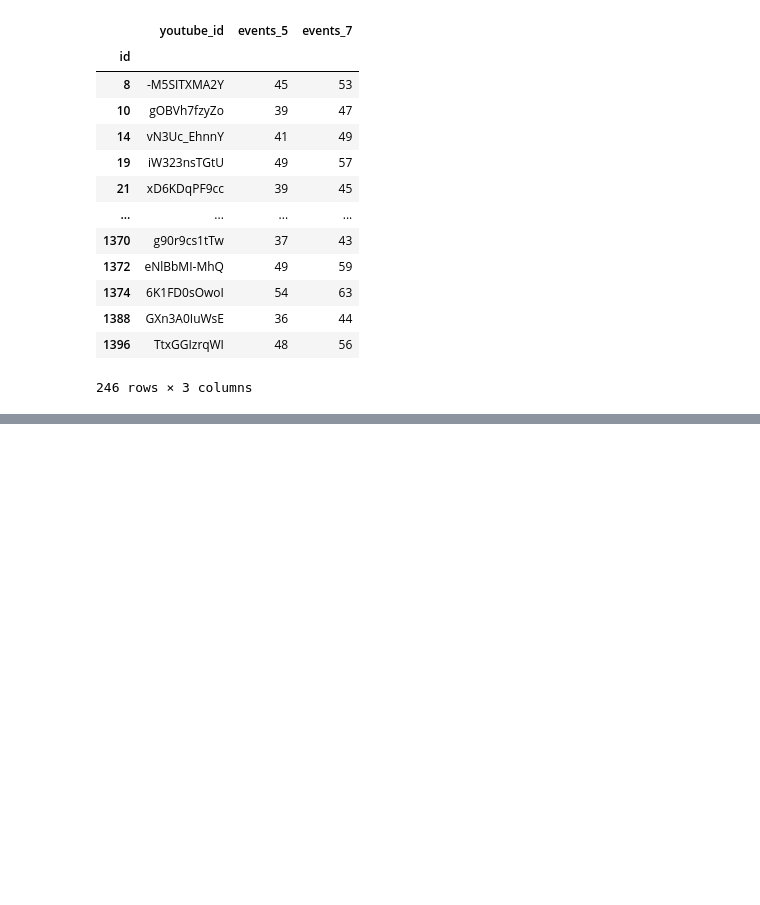
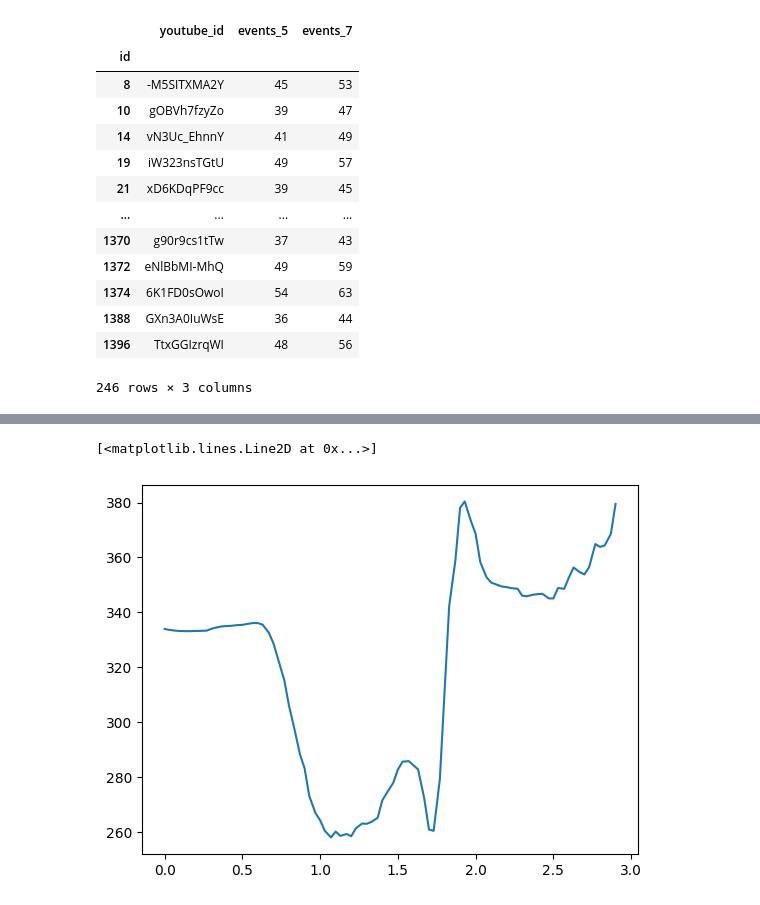
Before and after one commit to Strojove-uceni/23206-final-pose-estimation-for-swing-improvement, a Jupyter notebook: SU2_swing_split_test.ipynb, the cells around one changed output, grey strips where cells are left out. Saved outputs shown, nothing was run; the diff lists cells and outputs as text; code cells hidden in the pictures; blank space fills up the shorter version.

```diff
--- a/SU2_swing_split_test.ipynb
+++ b/SU2_swing_split_test.ipynb
@@ -126,3 +214,8 @@ contatct estimation accuracy: 0.9419354838709677, top estimation accuracy: 0.664
 # data_back=data[data.index>halfway_back_ind]
 # data['sum_wrists_hit']=data['right_wrist_y']+data.timestamp
 # ev_6=data[data['sum_wrists_hit']==data['sum_wrists_hit'].max()].index
+# %%
+plt.plot(data.timestamp,data.left_wrist_x,label='x')
+# %% [output]
+[<matplotlib.lines.Line2D at 0x...>]
+[figure, added]
```
Also changed, not shown: parts of 3 cells of this notebook.
